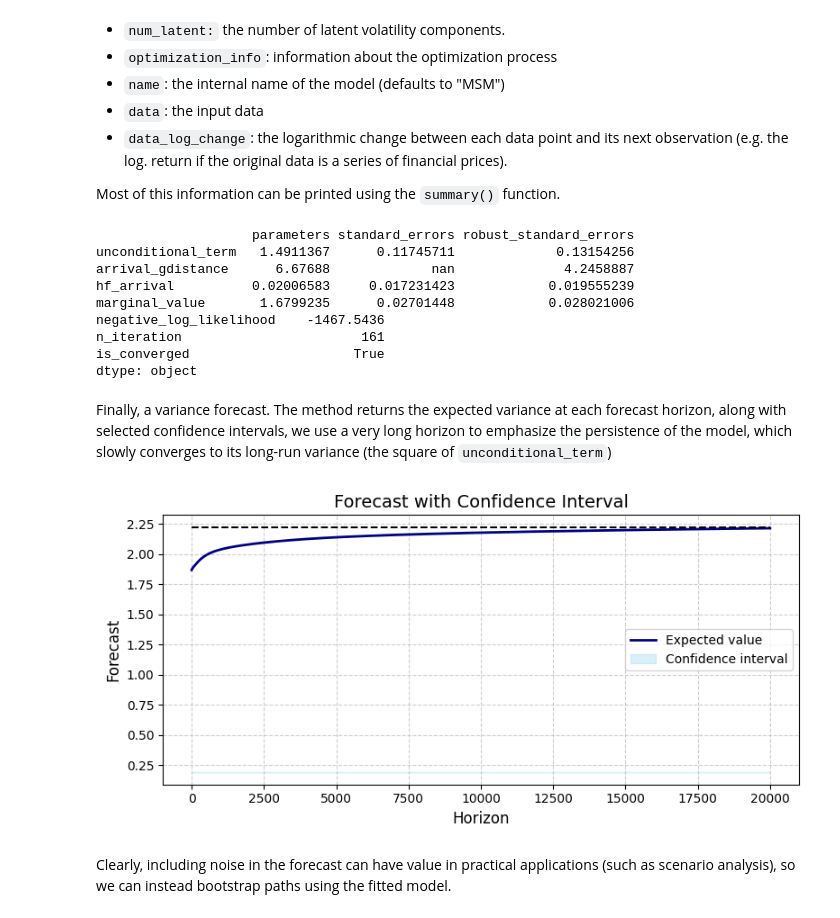
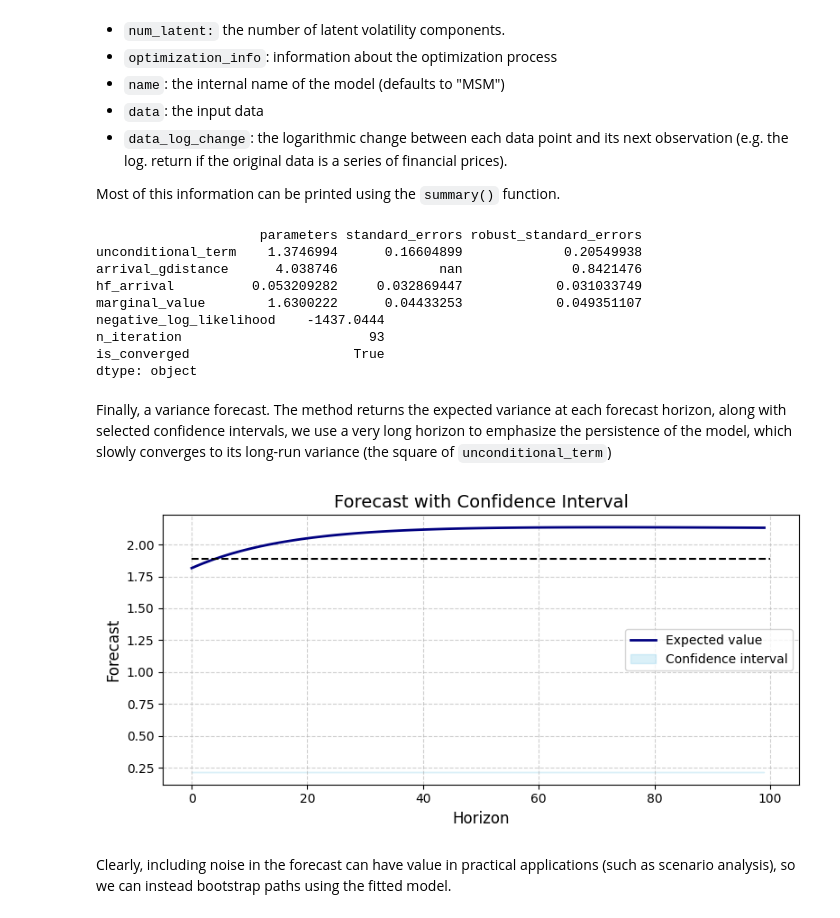
Before and after one commit to AlfredoDiodati/fractrics, a Jupyter notebook: notebooks/MSM_example.ipynb, the cells around one changed output. Drawn from its saved outputs; the diff is of its cells as text; code cells hidden in the pictures.

```diff
--- a/notebooks/MSM_example.ipynb
+++ b/notebooks/MSM_example.ipynb
@@ -42,7 +42,7 @@ The `MSM.simulation` method takes a `msm_metadata` object as input to choose the
 Follows an example with the parameters of the fitted model above. It returns a tuple containing the simulated logarithmic change (e.g. 1 step return in a financial setting) and corresponding implied volatility.
 # %%
 import matplotlib.pyplot as plt
-ret, vol = MSM.simulation(n_simulations = 10000, model_info = model, seed=123)
+ret, vol = MSM.simulation(n_simulations = 1000, model_info = model, seed=123)
 plt.plot(ret)
 plt.title(f"{model.num_latent} factor Binomial MSM simulated data")
 plt.show()
@@ -140,7 +140,7 @@ Note that the model is only defined for positive time series (as it was created
 from dataclasses import replace
 x = jnp.exp(jnp.cumsum(ret))
 model = replace(model, data=x)
-msm_result = MSM.fit(model, max_iter=1000, solver='nelder-mead')
+msm_result = MSM.fit(model, max_iter=10000)
 # %% [markdown]
 `msm_result` is also `msm_metadata` that contains relevant information about the model. This construct reduces the verbosity of the API, as it can be passed as the only input required to operate with the following methods.
 
@@ -160,24 +160,24 @@ Most of this information can be printed using the `summary()` function.
 from fractrics.utilities import summary
 summary(msm_result)
 # %% [output]
-                    parameters standard_errors robust_standard_errors
-unconditional_term   1.4911367      0.11745711             0.13154256
-arrival_gdistance      6.67688             nan              4.2458887
-hf_arrival          0.02006583     0.017231423            0.019555239
-marginal_value       1.6799235      0.02701448            0.028021006
-negative_log_likelihood    -1467.5436
-n_iteration                       161
+                     parameters standard_errors robust_standard_errors
+unconditional_term    1.3746994      0.16604899             0.20549938
+arrival_gdistance      4.038746             nan              0.8421476
+hf_arrival          0.053209282     0.032869447            0.031033749
+marginal_value        1.6300222      0.04433253            0.049351107
+negative_log_likelihood    -1437.0444
+n_iteration                        93
 is_converged                     True
 dtype: object
 # %% [markdown]
 Finally, a variance forecast. The method returns the expected variance at each forecast horizon, along with selected confidence intervals, we use a very long horizon to emphasize the persistence of the model, which slowly converges to its long-run variance (the square of `unconditional_term`)
 # %%
 filtered = MSM.filter(msm_result)
-expect, c1, c2 = MSM.variance_forecast(horizon=20000, model_info=filtered, quantiles=(0.00, 0.00))
+expect, c1, c2 = MSM.variance_forecast(horizon=100, model_info=filtered, quantiles=(0.00, 0.00))
 from fractrics.utilities import plot_forecast
 plot_forecast(forecast=expect, ci_lower=c1, ci_upper=c2, mean=filtered.parameters["unconditional_term"]**2)
 # %% [output]
-[figure, old version]
+[figure, new version]
 # %% [markdown]
 Clearly, including noise in the forecast can have value in practical applications (such as scenario analysis), so we can instead bootstrap paths using the fitted model.
 # %%
```
Also changed, not shown: parts of 3 cells of this notebook, 4 other files.
